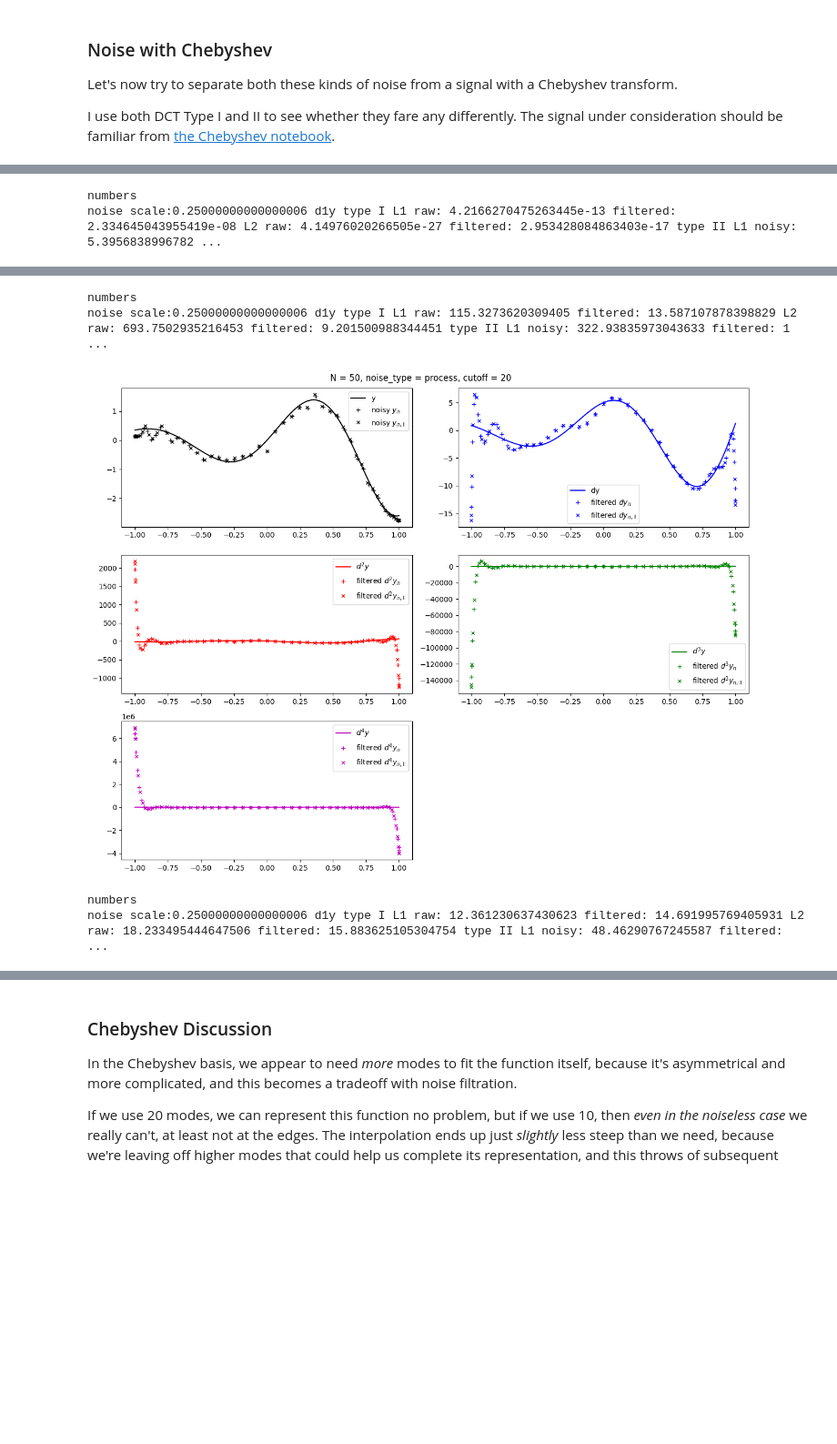
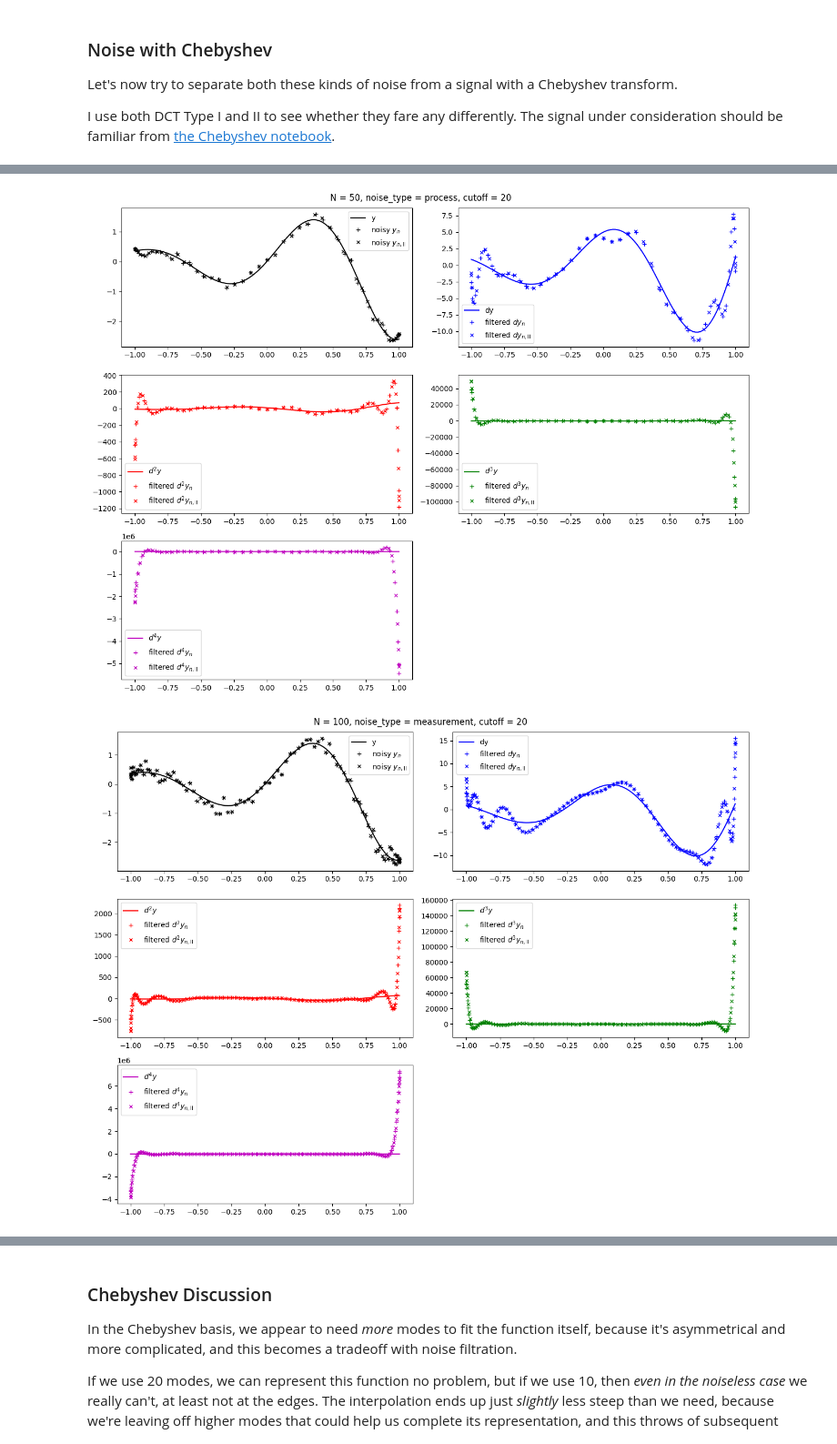
Before and after one commit to pavelkomarov/spectral-derivatives, a Jupyter notebook: notebooks/filtering_noise.ipynb, the cells around one changed output, grey strips where cells are left out. Shown at 91% size. Drawn from its saved outputs; the diff is of its cells as text; code cells hidden in the pictures; blank space fills up the shorter version.

Commit message:
commented out printouts, because they're less important than the plots

```diff
--- a/notebooks/filtering_noise.ipynb
+++ b/notebooks/filtering_noise.ipynb
@@ -113,5 +113,5 @@ for cutoff in (12, 4):
             out += "\tL2\n"
             out += f"\t\tnoisy:\t{np.nanmean((dy_n[nu-1] - dy_n_with_noise[nu-1])**2)}\n"
             out += f"\t\tfiltered:{np.nanmean((dy_n[nu-1] - dy_n_with_filter[nu-1])**2)}\n"
-        collapsible_text(out, "numbers")
+        #collapsible_text(out, "numbers")
 # %% [output]
@@ -298,8 +290,6 @@ for cutoff in (20, 10):
                 out += "\t\tL2\n"
                 out += f"\t\t\traw:\t\t{np.nanmean((dy_n2[nu-1] - dy_n2_with_noise[nu-1])**2)}\n"
                 out += f"\t\t\tfiltered:\t{np.nanmean((dy_n2[nu-1] - dy_n2_with_filter[nu-1])**2)}\n"
-            collapsible_text(out, "numbers")
+            #collapsible_text(out, "numbers")
 # %% [output]
 [figure]
-numbers
-noise scale:0.25000000000000006 d1y type I L1 raw: 4.2166270475263445e-13 filtered: 2.334645043955419e-08 L2 raw: 4.14976020266505e-27 filtered: 2.953428084863403e-17 type II L1 noisy: 5.3956838996782 ...
@@ -307,5 +297,2 @@ noise scale:0.25000000000000006 d1y type I L1 raw: 4.2166270475263445e-13 filter
-numbers
-noise scale:0.25000000000000006 d1y type I L1 raw: 115.3273620309405 filtered: 13.587107878398829 L2 raw: 693.7502935216453 filtered: 9.201500988344451 type II L1 noisy: 322.93835973043633 filtered: 1 ...
-[figure, old version]
+[figure, new version]
-numbers
-noise scale:0.25000000000000006 d1y type I L1 raw: 12.361230637430623 filtered: 14.691995769405931 L2 raw: 18.233495444647506 filtered: 15.883625105304754 type II L1 noisy: 48.46290767245587 filtered: ...
+[figure, added]
```
Also changed, not shown: parts of 6 cells of this notebook.
